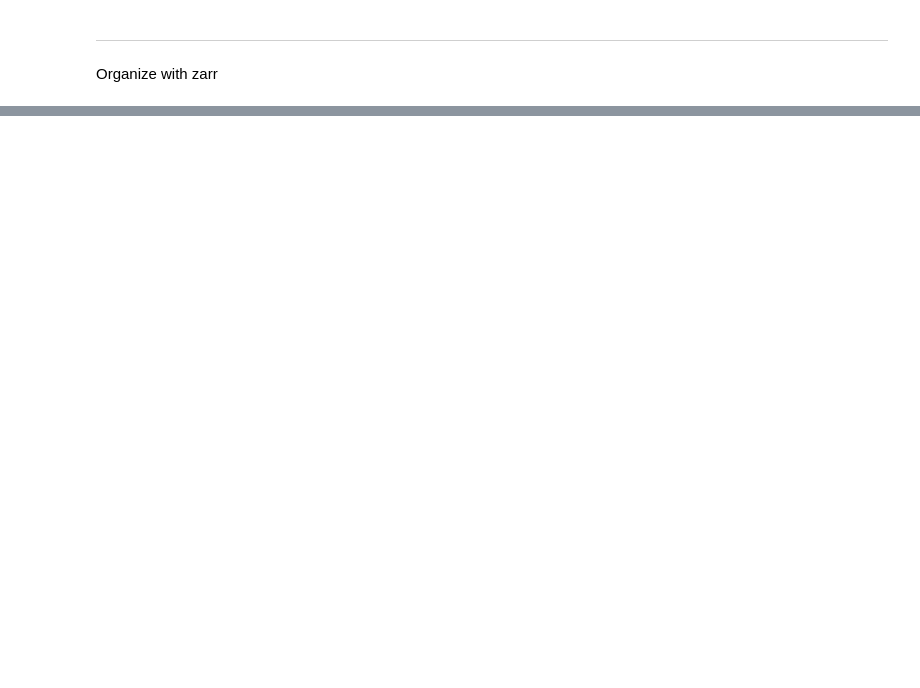
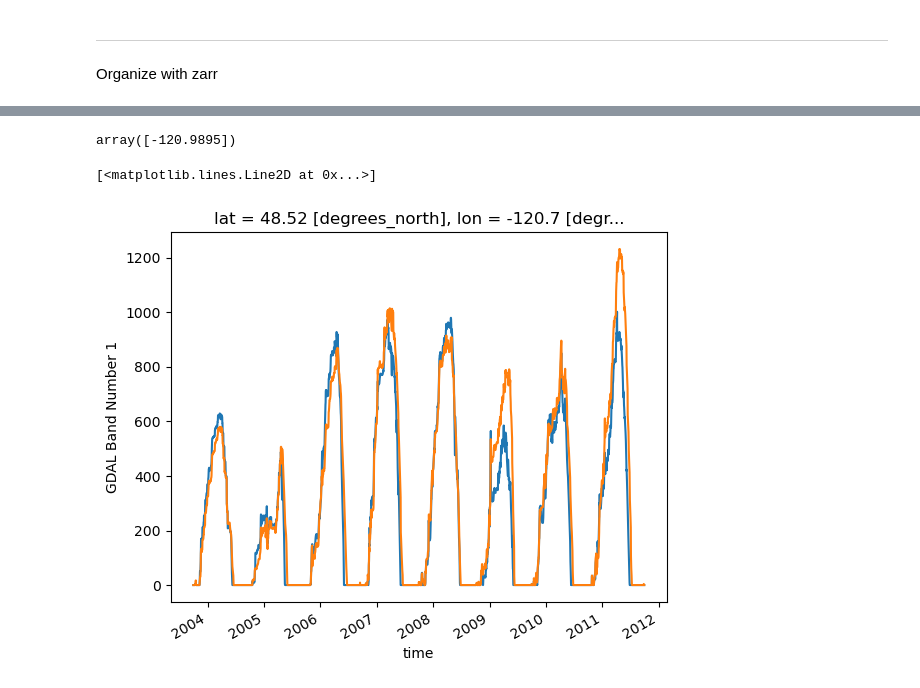
Before and after one commit to spestana/validation, a Jupyter notebook: fetch_snodas.ipynb, the cells around one changed output, grey strips where cells are left out. Saved outputs shown, nothing was run; the diff lists cells and outputs as text; code cells hidden in the pictures; blank space fills up the shorter version.

```diff
--- a/fetch_snodas.ipynb
+++ b/fetch_snodas.ipynb
@@ -227,0 +291,21 @@ del source_array
+# %%
+variables = [SnotelPointData.ALLOWED_VARIABLES.SNOWDEPTH,
+            SnotelPointData.ALLOWED_VARIABLES.SWE,
+            SnotelPointData.ALLOWED_VARIABLES.PRECIPITATION,
+            SnotelPointData.ALLOWED_VARIABLES.TEMP,
+            SnotelPointData.ALLOWED_VARIABLES.RH,]
+
+#variables = [SnotelPointData.ALLOWED_VARIABLES.PRECIPITATION]
+
+# Find all the points in the area for our variables
+points = SnotelPointData.points_from_geometry(sf, variables)
+print(len(points))
+# This is an iterator
+print(type(points))
+# It contains the points in a `points` attribute
+print(points.points)
+
+# turn that iterator into a dataframe
+pts_df = points.to_dataframe()
+# look at what is in the dataframe
+pts_df.head(10)
@@ -227,0 +325,17 @@ del source_array
+# %%
+point.geometry.x.values
+# %% [output]
+array([-120.9895])
+# %%
+point = pts_df[pts_df['name']=="Thunder Basin"]
+ds_pt = ds_clipped.sel(lon=point.geometry.x.values, lat=point.geometry.y.values, method='nearest').swe
+
+
+point2 = pts_df[pts_df['name']=="Rainy Pass"]
+ds_pt2 = ds_clipped.sel(lon=point2.geometry.x.values, lat=point2.geometry.y.values, method='nearest').swe
+# %%
+ds_pt.plot()
+ds_pt2.plot()
+# %% [output]
+[<matplotlib.lines.Line2D at 0x...>]
+[figure, added]
```
Also changed, not shown: parts of 59 cells of this notebook, 1 other file.
